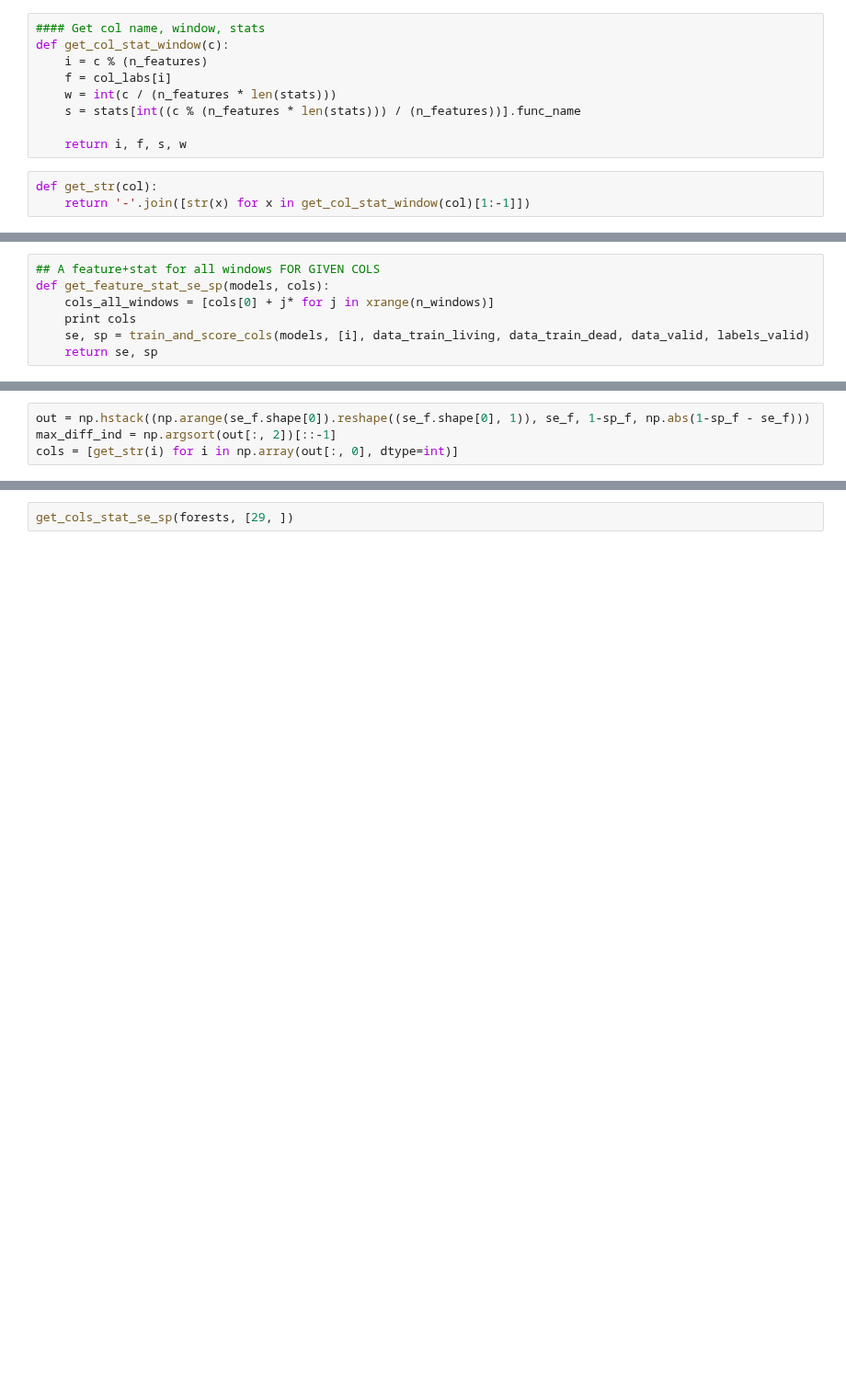
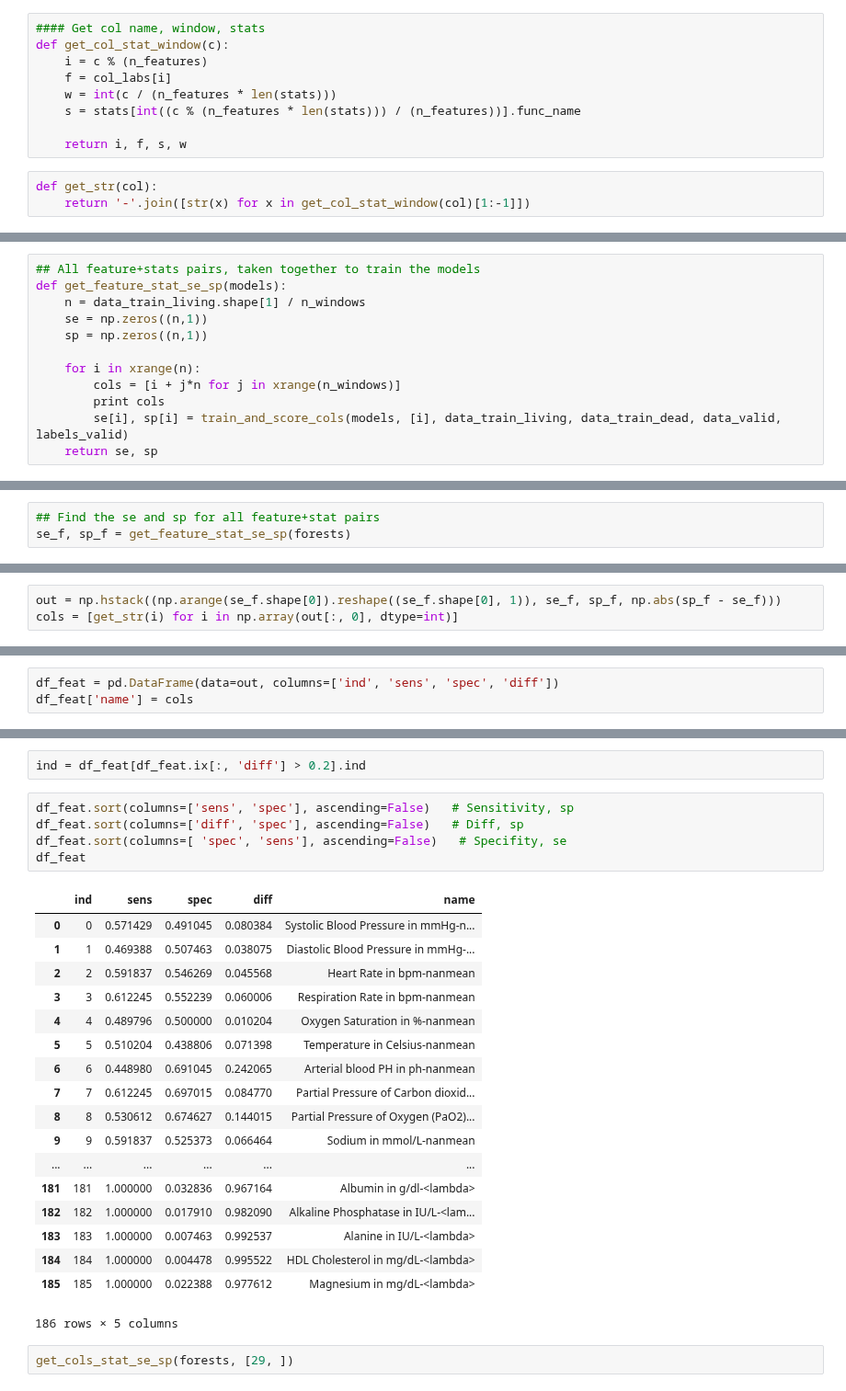
Before and after one commit to anujkhare/xerox, a Jupyter notebook: svm-glm.ipynb, the cells around one changed output, grey strips where cells are left out. Shown at 92% size. Drawn from its saved outputs; the diff is of its cells as text; blank space fills up the shorter version.

```diff
--- a/svm-glm.ipynb
+++ b/svm-glm.ipynb
@@ -582,8 +590,13 @@ def get_str(col):
 # %%
-## A feature+stat for all windows FOR GIVEN COLS
-def get_feature_stat_se_sp(models, cols):
-    cols_all_windows = [cols[0] + j* for j in xrange(n_windows)]
-    print cols
-    se, sp = train_and_score_cols(models, [i], data_train_living, data_train_dead, data_valid, labels_valid)
+## All feature+stats pairs, taken together to train the models
+def get_feature_stat_se_sp(models):
+    n = data_train_living.shape[1] / n_windows
+    se = np.zeros((n,1))
+    sp = np.zeros((n,1))
+
+    for i in xrange(n):
+        cols = [i + j*n for j in xrange(n_windows)]
+        print cols
+        se[i], sp[i] = train_and_score_cols(models, [i], data_train_living, data_train_dead, data_valid, labels_valid)
     return se, sp
 # %%
@@ -629,0 +619,3 @@ np.set_printoptions(precision=5, suppress=True)
+# %%
+## Find the se and sp for all feature+stat pairs
+se_f, sp_f = get_feature_stat_se_sp(forests)
@@ -630,4 +643,3 @@ np.set_printoptions(precision=5, suppress=True)
 # %%
-out = np.hstack((np.arange(se_f.shape[0]).reshape((se_f.shape[0], 1)), se_f, 1-sp_f, np.abs(1-sp_f - se_f)))
-max_diff_ind = np.argsort(out[:, 2])[::-1]
+out = np.hstack((np.arange(se_f.shape[0]).reshape((se_f.shape[0], 1)), se_f, sp_f, np.abs(sp_f - se_f)))
 cols = [get_str(i) for i in np.array(out[:, 0], dtype=int)]
@@ -656,0 +646,3 @@ Urine Output in ml-nanmean      18.0    0.0     0.0     0.0
+# %%
+df_feat = pd.DataFrame(data=out, columns=['ind', 'sens', 'spec', 'diff'])
+df_feat['name'] = cols
@@ -657,3 +665,29 @@ Urine Output in ml-nanmean      18.0    0.0     0.0     0.0
+# %%
+ind = df_feat[df_feat.ix[:, 'diff'] > 0.2].ind
+# %%
+df_feat.sort(columns=['sens', 'spec'], ascending=False)   # Sensitivity, sp
+df_feat.sort(columns=['diff', 'spec'], ascending=False)   # Diff, sp
+df_feat.sort(columns=[ 'spec', 'sens'], ascending=False)   # Specifity, se
+df_feat
+# %% [output]
+|  | ind | sens | spec | diff | name |
+| 0 | 0 | 0.571429 | 0.491045 | 0.080384 | Systolic Blood Pressure in mmHg-n... |
+| 1 | 1 | 0.469388 | 0.507463 | 0.038075 | Diastolic Blood Pressure in mmHg-... |
+| 2 | 2 | 0.591837 | 0.546269 | 0.045568 | Heart Rate in bpm-nanmean |
+| 3 | 3 | 0.612245 | 0.552239 | 0.060006 | Respiration Rate in bpm-nanmean |
+| 4 | 4 | 0.489796 | 0.500000 | 0.010204 | Oxygen Saturation in %-nanmean |
+| 5 | 5 | 0.510204 | 0.438806 | 0.071398 | Temperature in Celsius-nanmean |
+| 6 | 6 | 0.448980 | 0.691045 | 0.242065 | Arterial blood PH in ph-nanmean |
+| 7 | 7 | 0.612245 | 0.697015 | 0.084770 | Partial Pressure of Carbon dioxid... |
+| 8 | 8 | 0.530612 | 0.674627 | 0.144015 | Partial Pressure of Oxygen (PaO2)... |
+| 9 | 9 | 0.591837 | 0.525373 | 0.066464 | Sodium in mmol/L-nanmean |
+| ... | ... | ... | ... | ... | ... |
+| 181 | 181 | 1.000000 | 0.032836 | 0.967164 | Albumin in g/dl-<lambda> |
+| 182 | 182 | 1.000000 | 0.017910 | 0.982090 | Alkaline Phosphatase in IU/L-<lam... |
+| 183 | 183 | 1.000000 | 0.007463 | 0.992537 | Alanine in IU/L-<lambda> |
+| 184 | 184 | 1.000000 | 0.004478 | 0.995522 | HDL Cholesterol in mg/dL-<lambda> |
+| 185 | 185 | 1.000000 | 0.022388 | 0.977612 | Magnesium in mg/dL-<lambda> |
+186 rows × 5 columns
 # %%
 get_cols_stat_se_sp(forests, [29, ])
 # %% [output]
```
Also changed, not shown: parts of 49 cells of this notebook.
